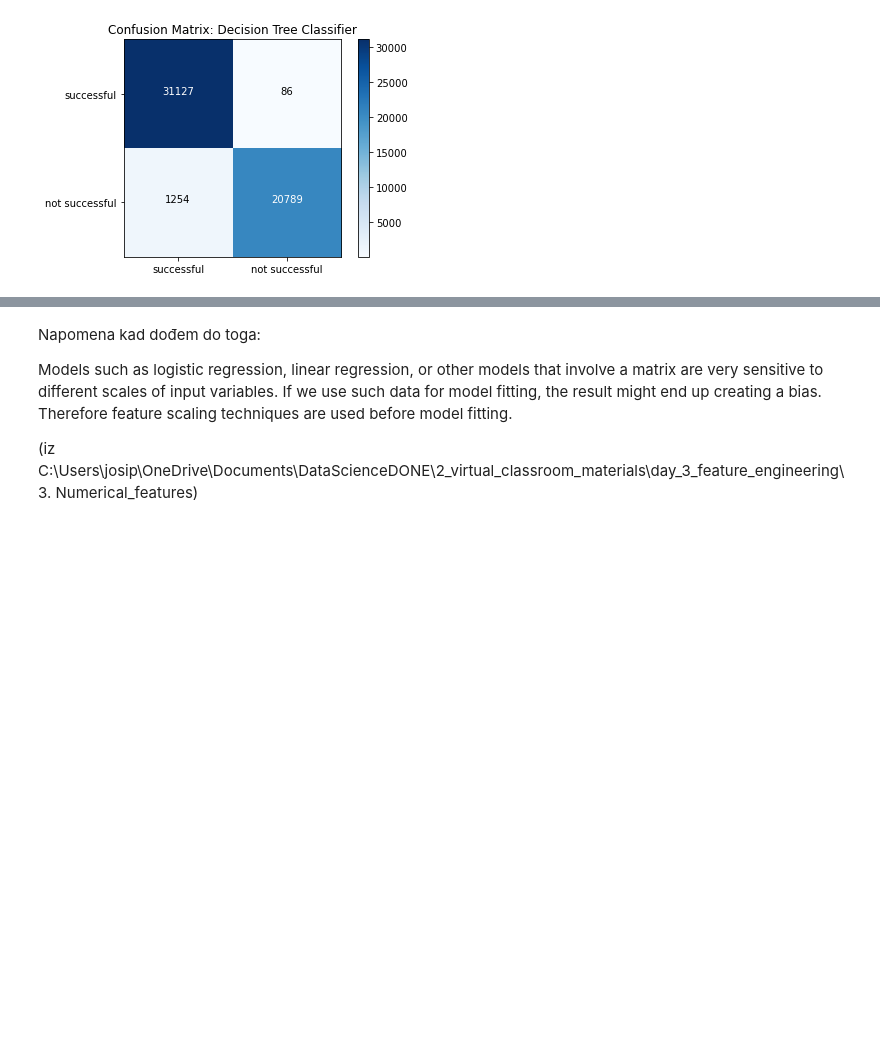
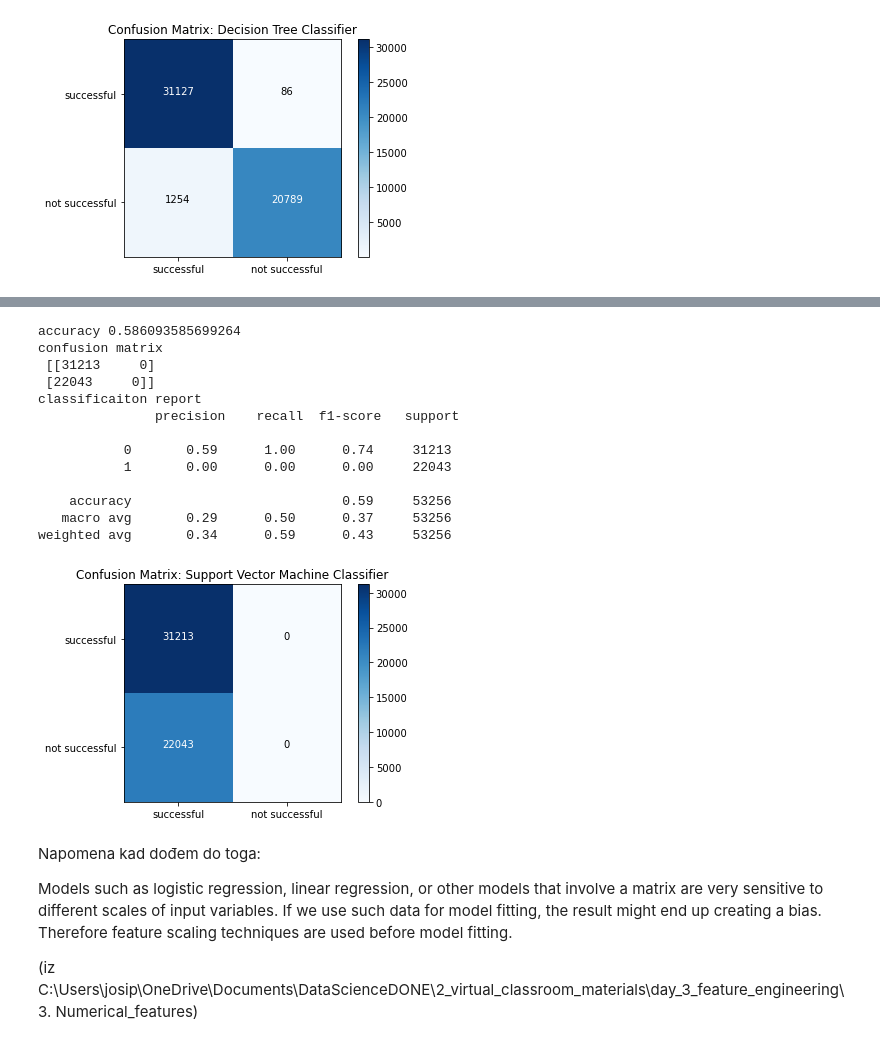
Before and after one commit to jvuger/StarbucksProject, a Jupyter notebook: Starbucks_Capstone_notebook.ipynb, the cells around one changed output, grey strips where cells are left out. Drawn from its saved outputs; the diff is of its cells as text; code cells hidden in the pictures; blank space fills up the shorter version.

```diff
--- a/Starbucks_Capstone_notebook.ipynb
+++ b/Starbucks_Capstone_notebook.ipynb
@@ -1407,3 +1497,24 @@ show_cm(y_train, y_hat_dtc, ['successful', 'not successful'], 'Decision Tree Cla
+# %%
+print(f'accuracy {metrics.accuracy_score(y_train, y_hat_svc)}')
+print(f'confusion matrix\n {metrics.confusion_matrix(y_train, y_hat_svc)}')
+print(f'classificaiton report\n {metrics.classification_report(y_train, y_hat_svc)}')
+
+show_cm(y_train, y_hat_svc, ['successful', 'not successful'], 'Support Vector Machine Classifier')
+# %% [output]
+accuracy 0.586093585699264
+confusion matrix
+ [[31213     0]
+ [22043     0]]
+classificaiton report
+               precision    recall  f1-score   support
+
+           0       0.59      1.00      0.74     31213
+           1       0.00      0.00      0.00     22043
+
+    accuracy                           0.59     53256
+   macro avg       0.29      0.50      0.37     53256
+weighted avg       0.34      0.59      0.43     53256
+[figure, added]
 # %% [markdown]
 Napomena kad dođem do toga:
 
```
Also changed, not shown: parts of 26 cells of this notebook.
